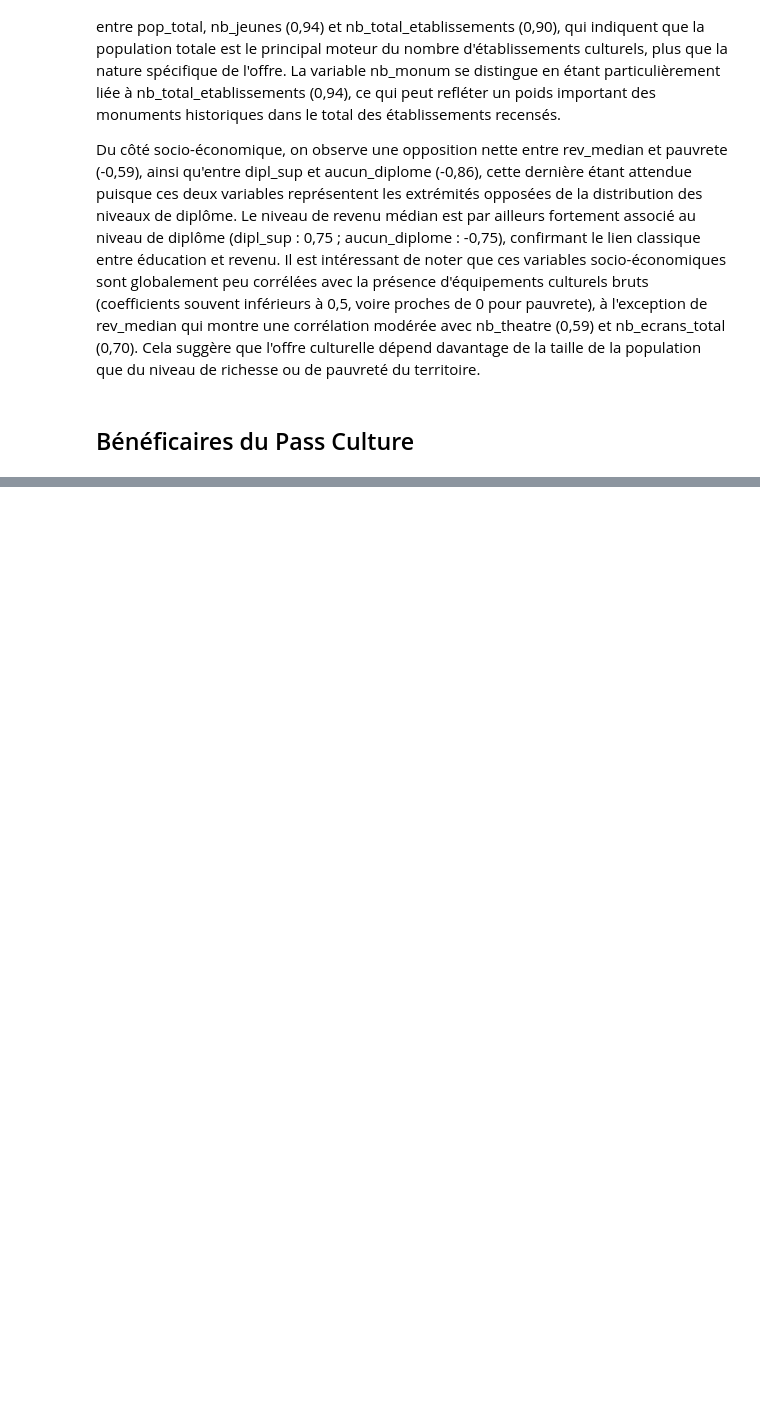
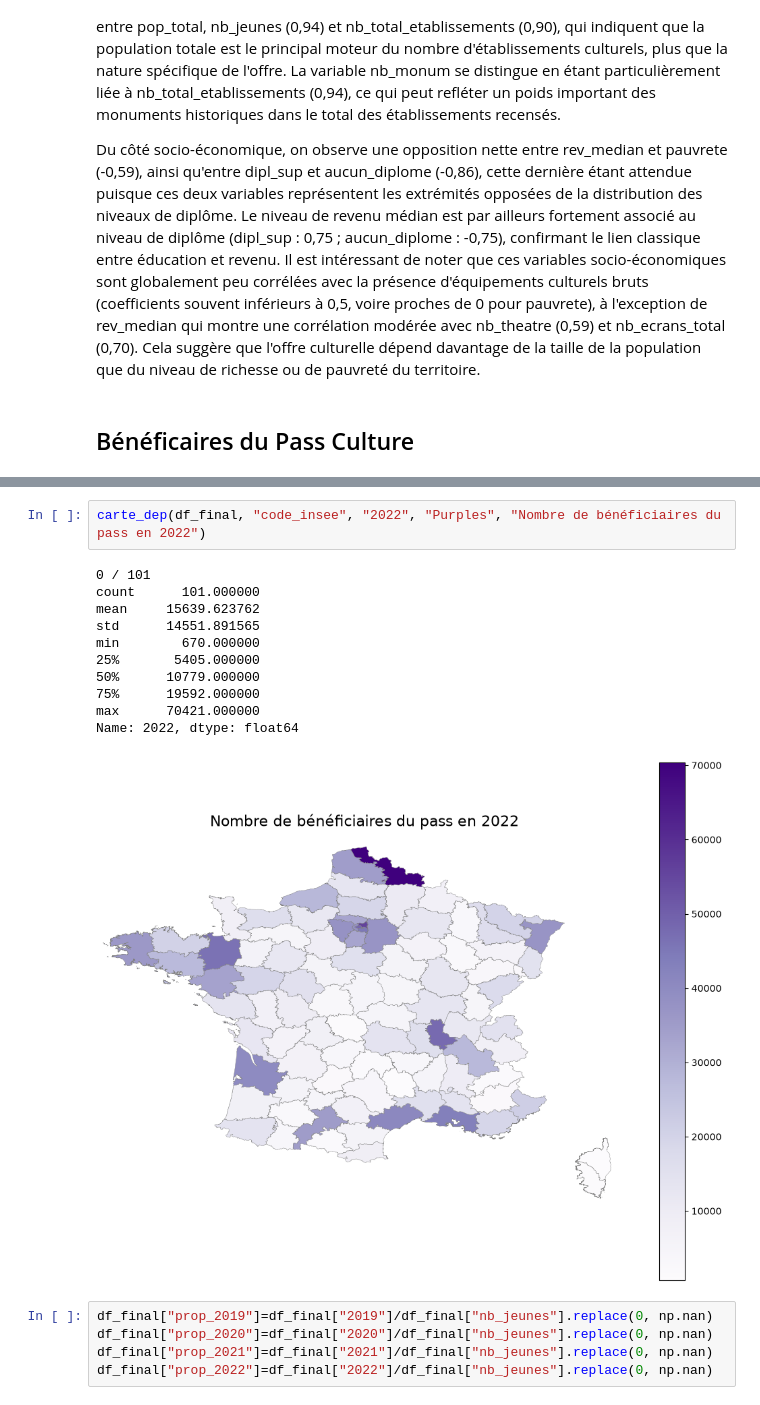
Before and after one commit to heloise1414/Evaluation-Politiques-Publiques-Culturelles, a Jupyter notebook: stats_desc.ipynb, the cells around one changed output, grey strips where cells are left out. Drawn from its saved outputs; the diff is of its cells as text; blank space fills up the shorter version.

```diff
--- a/stats_desc.ipynb
+++ b/stats_desc.ipynb
@@ -389,0 +404,19 @@ Du côté socio-économique, on observe une opposition nette entre rev_median et
+# %%
+carte_dep(df_final, "code_insee", "2022", "Purples", "Nombre de bénéficiaires du pass en 2022")
+# %% [output]
+0 / 101
+count      101.000000
+mean     15639.623762
+std      14551.891565
+min        670.000000
+25%       5405.000000
+50%      10779.000000
+75%      19592.000000
+max      70421.000000
+Name: 2022, dtype: float64
+[figure, added]
+# %%
+df_final["prop_2019"]=df_final["2019"]/df_final["nb_jeunes"].replace(0, np.nan)
+df_final["prop_2020"]=df_final["2020"]/df_final["nb_jeunes"].replace(0, np.nan)
+df_final["prop_2021"]=df_final["2021"]/df_final["nb_jeunes"].replace(0, np.nan)
+df_final["prop_2022"]=df_final["2022"]/df_final["nb_jeunes"].replace(0, np.nan)
```
Also changed, not shown: parts of 3 cells of this notebook.
